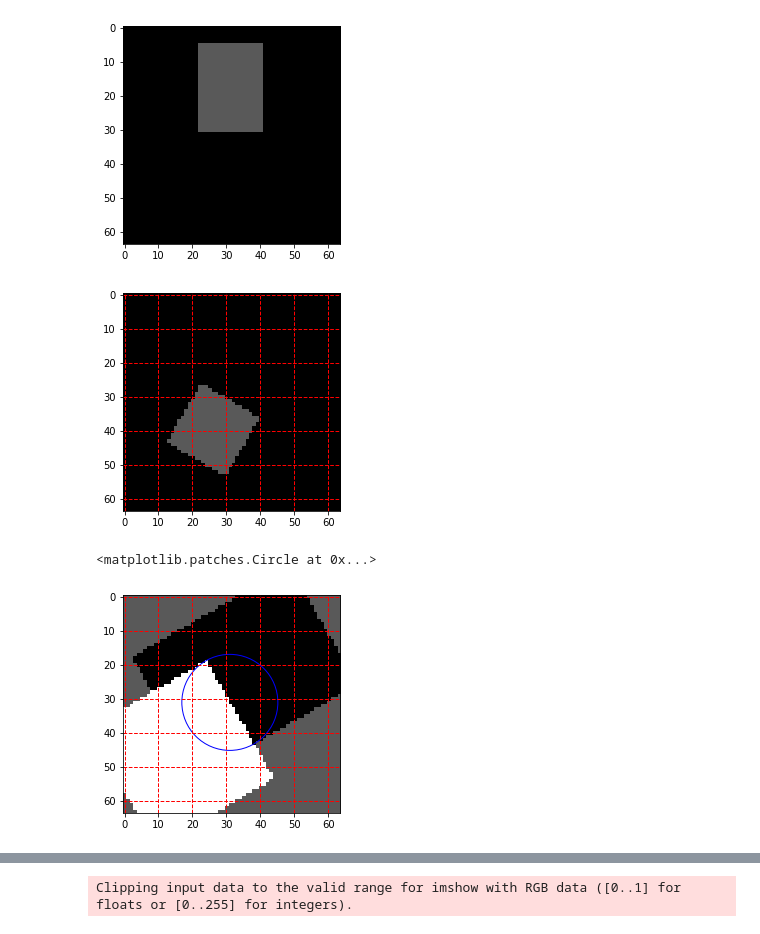
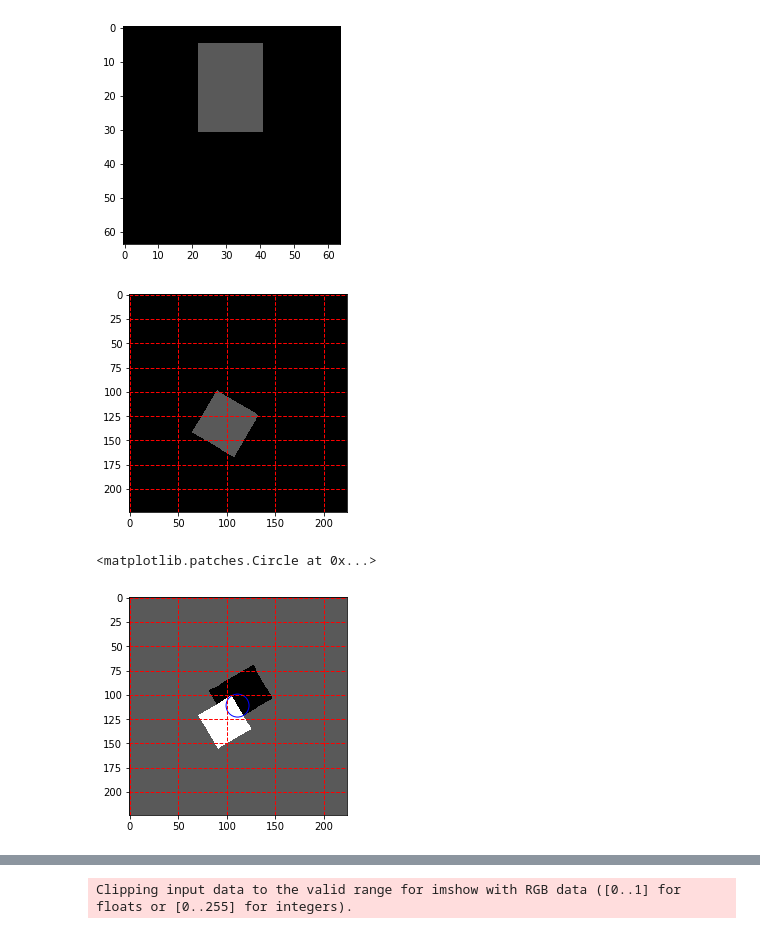
Before and after one commit to burnhamdr/AlexNet-Border-Ownership, a Jupyter notebook: BorderOwnershipNotebook.ipynb, the cells around one changed output, grey strips where cells are left out. Drawn from its saved outputs; the diff is of its cells as text; code cells hidden in the pictures.

Commit message:
border ownership contrast invariance

```diff
--- a/BorderOwnershipNotebook.ipynb
+++ b/BorderOwnershipNotebook.ipynb
@@ -266,13 +266,13 @@ plt.show()
 [figure]
 # %%
 # Create and plot one example stimulus frame for figure 1 stimulus
-xn = 64
-yn = 64
-size = 20.0
+xn = 224
+yn = 224
+size = 50.0
 angle = np.pi/3
 
-RF_x = 31#where to center the border of interest x coord
-RF_y = 31#where to center the border of interest y coord
+RF_x = 111#where to center the border of interest x coord
+RF_y = 111#where to center the border of interest y coord
 
 edge_dist = size/2#distance to figure edge
 delta_i = np.cos(angle)*edge_dist#pixel distance in x direction to RF center
@@ -300,21 +300,21 @@ im = plt.imshow(s_1A, cmap='gray', vmin=0, vmax=1)
 ax = plt.gca();
 ax.grid(color='r', linestyle='--', linewidth=1)
 # %% [output]
-[figure, old version]
+[figure, new version]
 # %%
 #Create and plot example square and rectangular overlap stimulus frame, figure 2 stimulus
 #Global constants
-xn = 64
-yn = 64
+xn = 224
+yn = 224
 size = 40
 angle = np.pi/6
 bgval = 0.35
 length_ratio = 0.75 #(height:width)
-overlap_degrees = [np.pi/3, np.pi/4, np.pi/5, np.pi/6, np.pi/7, np.pi/8]
+overlap_degree = np.pi/6
 overlap_distance = size/6
 
-RF_x = 31#where to center the border of interest x coord
-RF_y = 31#where to center the border of interest y coord
+RF_x = 111#where to center the border of interest x coord
+RF_y = 111#where to center the border of interest y coord
 
 #how far apart are the center points of both drawn figures
 hypotenuse_dist = ((size/2) + ((size*length_ratio)/2) - overlap_distance)/np.cos(overlap_degree)#straight line distance between center point of first drawn figure to center point of second drawn
@@ -346,32 +346,32 @@ y0_2BD = y0_2BD_sq + delta_y#center y coordinate of first drawn figure (rectangl
 square_color = 1.0
 rectangle_color = 0.0
 s_2A = stimfr_overlap(xn,yn,x0_2AC,y0_2AC,size,length_ratio,angle,bgval,square_color,rectangle_color,overlap_degree,overlap_distance,square_first=False,isLeft=False)
 
 #create stimulus for 2B
 square_color = 0.0
 rectangle_color = 1.0
 s_2B = stimfr_overlap(xn,yn,x0_2BD,y0_2BD,size,length_ratio,angle,bgval,square_color,rectangle_color,overlap_degree,overlap_distance,square_first=False)
 
 #create stimulus for 2C
 square_color = 0.0
 rectangle_color = 1.0
 s_2C = stimfr_overlap(xn,yn,x0_2AC,y0_2AC,size,length_ratio,angle,bgval,square_color,rectangle_color,overlap_degree,overlap_distance,square_first=False,isLeft=False)
 
 #create stimulus for 2D
 square_color = 1.0
 rectangle_color = 0.0
 s_2D = stimfr_overlap(xn,yn,x0_2BD,y0_2BD,size,length_ratio,angle,bgval,square_color,rectangle_color,overlap_degree,overlap_distance,square_first=False)
 
 
 im = plt.imshow(s_2A, cmap='gray', vmin=0, vmax=1);
 ax = plt.gca();
 ax.grid(color='r', linestyle='--', linewidth=1)
 
 
 diam = size - hypotenuse_dist*np.sin(overlap_degree)
 circ = Circle((RF_x,RF_y),diam/2, ec='b',fill=False)
 ax.add_patch(circ)
 # %% [output]
 <matplotlib.patches.Circle at 0x...>
-[figure, old version]
+[figure, new version]
 # %%
```
Also changed, not shown: parts of 24 cells of this notebook, 1 other file.
